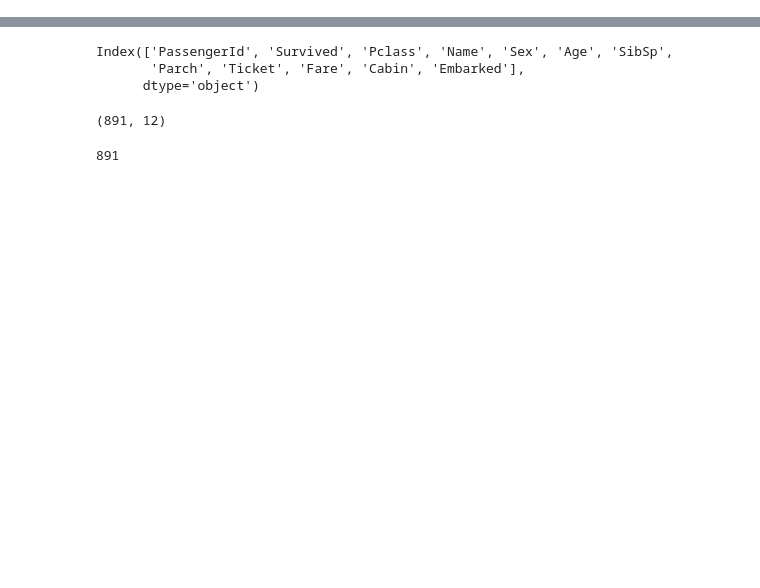
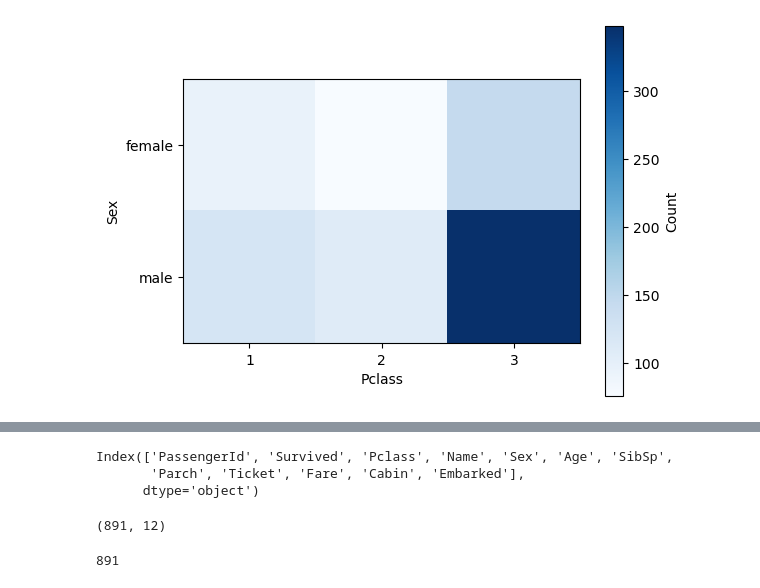
Before and after one commit to SaswataA04/eda, a Jupyter notebook: eda_notebook_1.ipynb, the cells around one changed output, grey strips where cells are left out. Drawn from its saved outputs; the diff is of its cells as text; code cells hidden in the pictures; blank space fills up the shorter version.

```diff
--- a/eda_notebook_1.ipynb
+++ b/eda_notebook_1.ipynb
@@ -4,0 +17,12 @@ df = pd.read_csv('train_eda.csv')
+# %%
+table = pd.crosstab(df['Sex'], df['Pclass'])
+
+plt.imshow(table, cmap='Blues')
+plt.xticks(range(len(table.columns)), table.columns)
+plt.yticks(range(len(table.index)), table.index)
+plt.colorbar(label="Count")
+plt.xlabel("Pclass")
+plt.ylabel("Sex")
+plt.show()
+# %% [output]
+[figure, added]
```
Also changed, not shown: parts of 6 cells of this notebook.
